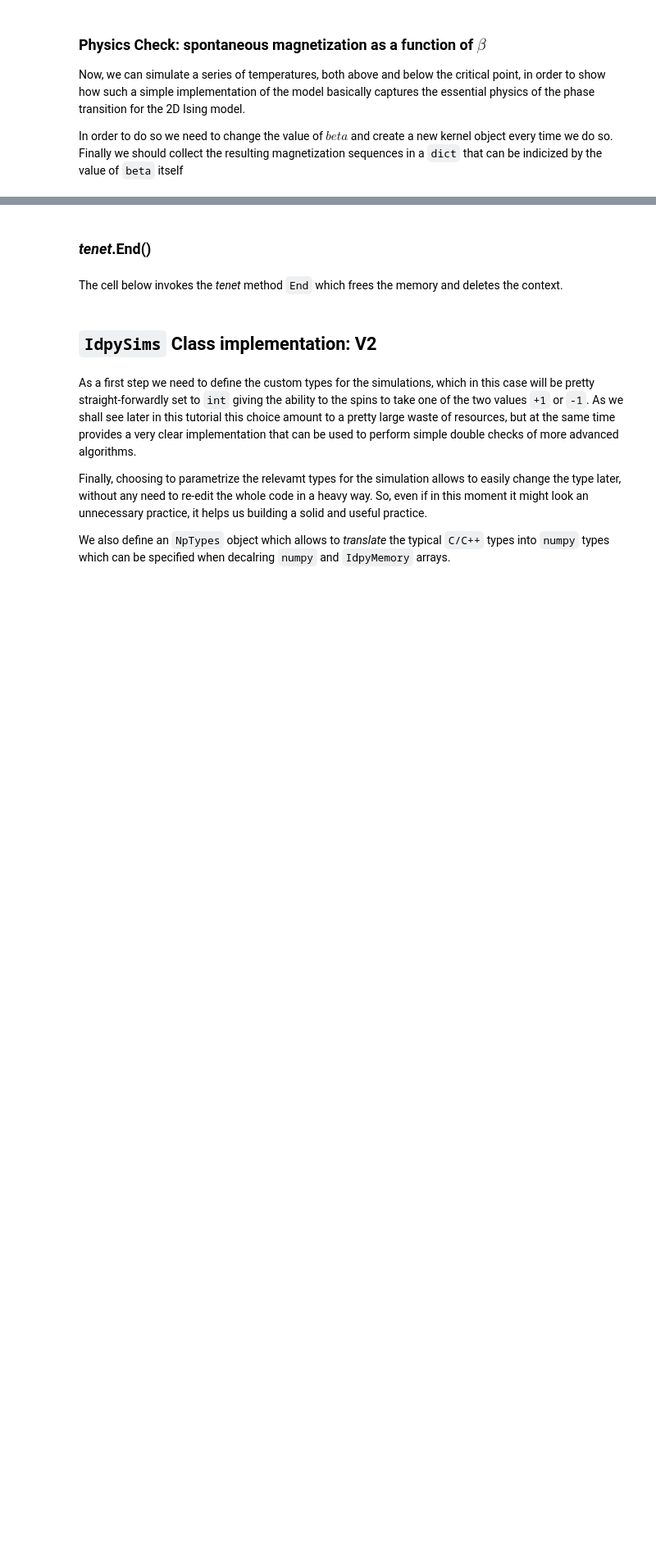
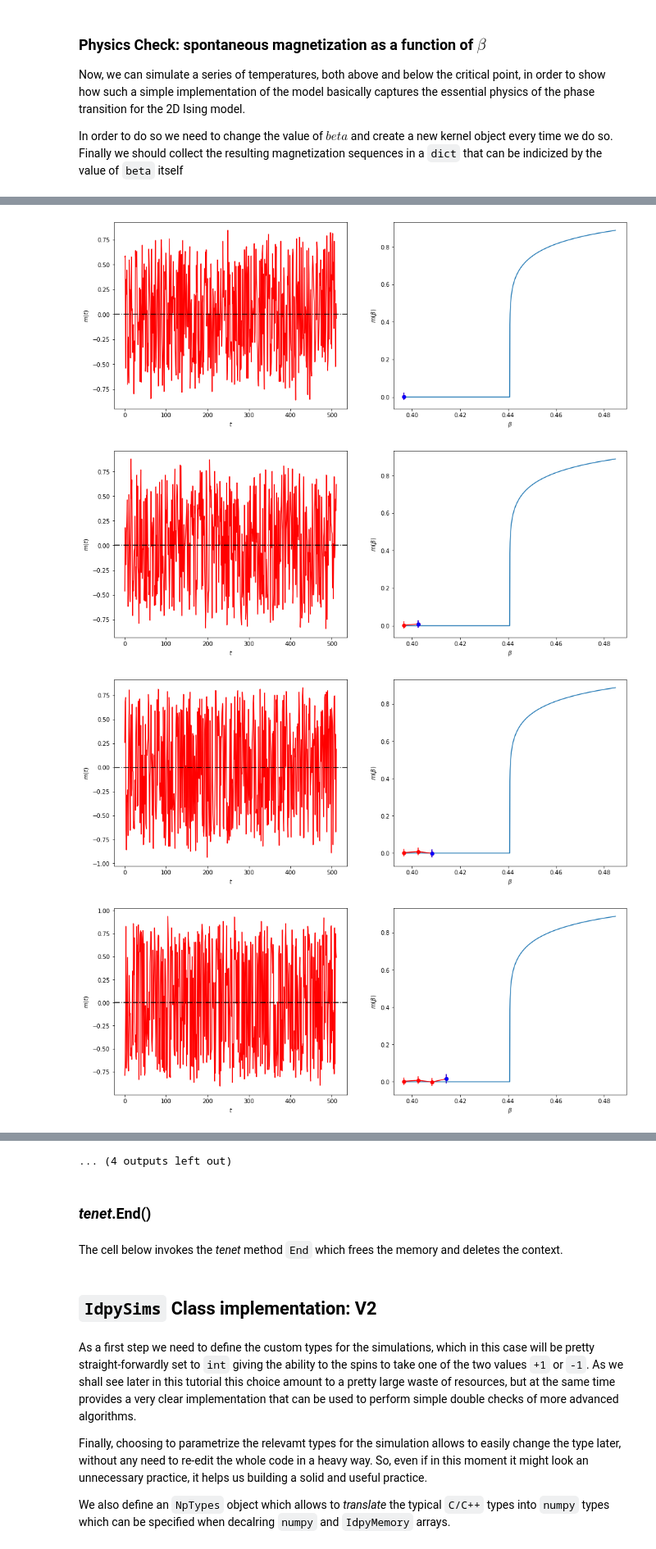
Before and after one commit to lullimat/idea.deploy, a Jupyter notebook: tutorials/Ising2D.ipynb, the cells around one changed output, grey strips where cells are left out. Shown at 82% size. Saved outputs shown, nothing was run; the diff lists cells and outputs as text; code cells hidden in the pictures; blank space fills up the shorter version.

```diff
--- a/tutorials/Ising2D.ipynb
+++ b/tutorials/Ising2D.ipynb
@@ -441,6 +569,9 @@ _swap_event = Idea_K_UpdateSpins_V0.Deploy([spins_V0, numrec_V0.sims_idpy_memory
 # %%
 from idpy.IdpyCode.IdpyCode import IdpyLoop
 
+'''
+MainLoop_V0 Code: click on the arrow to expand
+'''
 def MainLoop_V0(spins, crng, time_steps, lang, fs_check = [], print_flag = False):
     parity_reds, parity_blues = 0, 1
     memory_pool = {'spins': spins, 'seeds': crng.sims_idpy_memory['seeds']}
@@ -466,6 +597,21 @@ def MainLoop_V0(spins, crng, time_steps, lang, fs_check = [], print_flag = False
                     [Idea_K_UpdateSpins_V0.Deploy([spins_V0, crng.sims_idpy_memory['seeds'],
                                                    NPT_V0.C[Ising2DTypes_V0['SpinType']](parity_blues)],
                                                   idpy_stream = idpy_stream_reds)]
+        if lang == CUDA_T:
+            idpy_stream_reds, idpy_stream_blues = None, None
+            for i in range(step - old_step):
+                '''
+                Updating the reds first
+                '''
+                Idea_K_UpdateSpins_V0.Deploy([spins_V0, crng.sims_idpy_memory['seeds'],
+                                              NPT_V0.C[Ising2DTypes_V0['SpinType']](parity_reds)])
+                '''
+                Updating the blues after
+                '''
+                Idea_K_UpdateSpins_V0.Deploy([spins_V0, crng.sims_idpy_memory['seeds'],
+                                              NPT_V0.C[Ising2DTypes_V0['SpinType']](parity_blues)])
+
+
         '''
         Measure observables
         '''
@@ -573,6 +779,11 @@ for _delta_beta in delta_beta_seq_V0:
 # %%
+'''
+Plottoing the results: one value of beta for each row
+Left panel: time sequence of the magnetization
+Right panel: average magnetization (small trick below the transition)
+against Onsager's solution
+'''
 %matplotlib inline
-
 beta_fine = np.linspace((1 + delta_beta_seq_V0[0]) * np.log(1 + np.sqrt(2)) / 2,
                         (1 + delta_beta_seq_V0[-1]) * np.log(1 + np.sqrt(2)) / 2,
                         2 ** 10)
@@ -581,6 +792,9 @@ M1_onsager_fine = np.array([M1Onsager(_) for _ in beta_fine])
 _mag1_aves, _mag1_errs, _betas = [], [], []
 
 _k = 0
+'''
+Plot loop: click on the arrow to unfold the code
+'''
 for _delta_beta in delta_beta_seq_V0:
     fig = plt.figure(figsize = (16, 6))
     '''
@@ -602,30 +816,35 @@ for _delta_beta in delta_beta_seq_V0:
 
     '''
     Average magnetization against onsager solution
     '''
     _ax_mag_onsager = plt.subplot2grid((1, 2), (0, 1), colspan = 1, rowspan = 1)
     _ax_mag_onsager.plot(beta_fine, M1_onsager_fine)
     if _beta < np.log(1 + np.sqrt(2)) / 2:
         _ave_mag1, _err_mag1 = \
             np.mean(beta_results_V0[_beta]['mag1']), \
             np.sqrt(np.var(beta_results_V0[_beta]['mag1'])/\
                     len(beta_results_V0[_beta]['mag1']))
         _mag1_aves += [_ave_mag1]
         _mag1_errs += [_err_mag1]
     else:
         _ave_mag1, _err_mag1 = \
             np.mean(np.abs(beta_results_V0[_beta]['mag1'])), \
             np.sqrt(np.var(np.abs(beta_results_V0[_beta]['mag1']))/\
                     len(beta_results_V0[_beta]['mag1']))
         _mag1_aves += [_ave_mag1]
         _mag1_errs += [_err_mag1]
 
     _ax_mag_onsager.errorbar(_betas, _mag1_aves, _mag1_errs,
                              marker = 'o', color = 'red')
 
     _ax_mag_onsager.errorbar(_betas[-1:], _mag1_aves[-1:], _mag1_errs[-1:],
                              marker = 'o', color = 'blue')
     _ax_mag_onsager.set_ylabel('$m(\\beta)$')
     _ax_mag_onsager.set_xlabel('$\\beta$')
 
     plt.show()
+# %% [output]
+[figure, added]
+[figure, added]
+[figure, added]
+[figure, added]
@@ -631,0 +859 @@ for _delta_beta in delta_beta_seq_V0:
+... (4 outputs left out)
```
Also changed, not shown: parts of 34 cells of this notebook.
